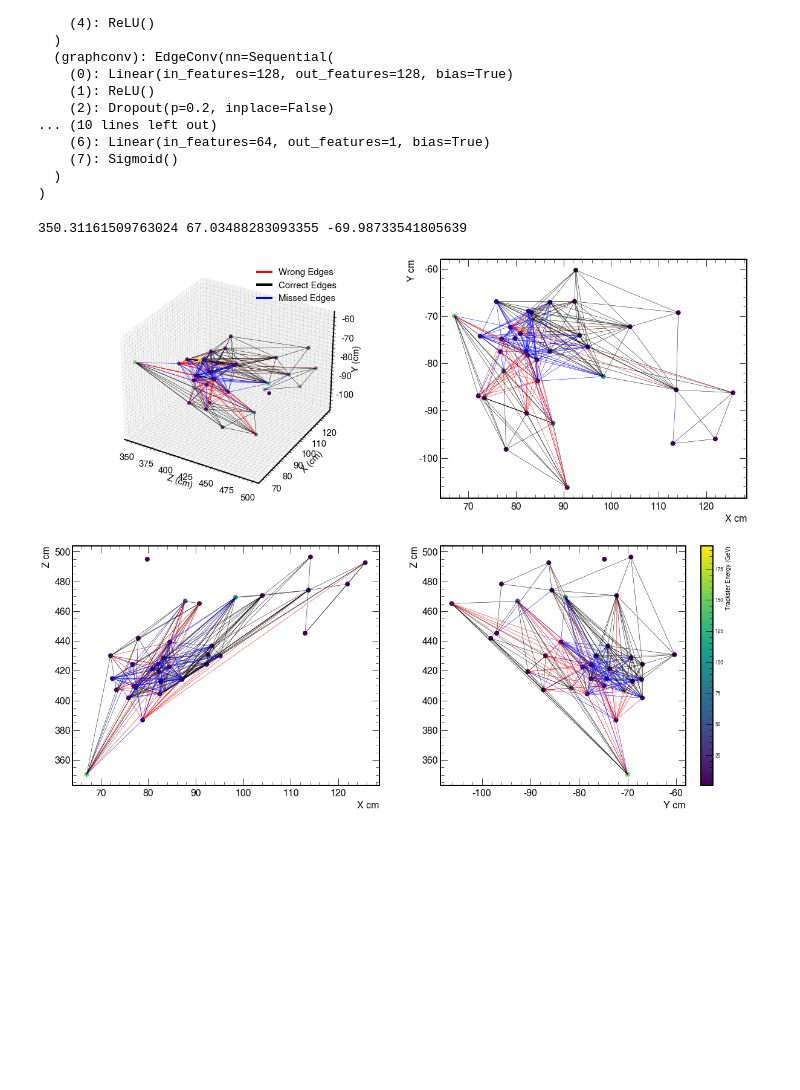
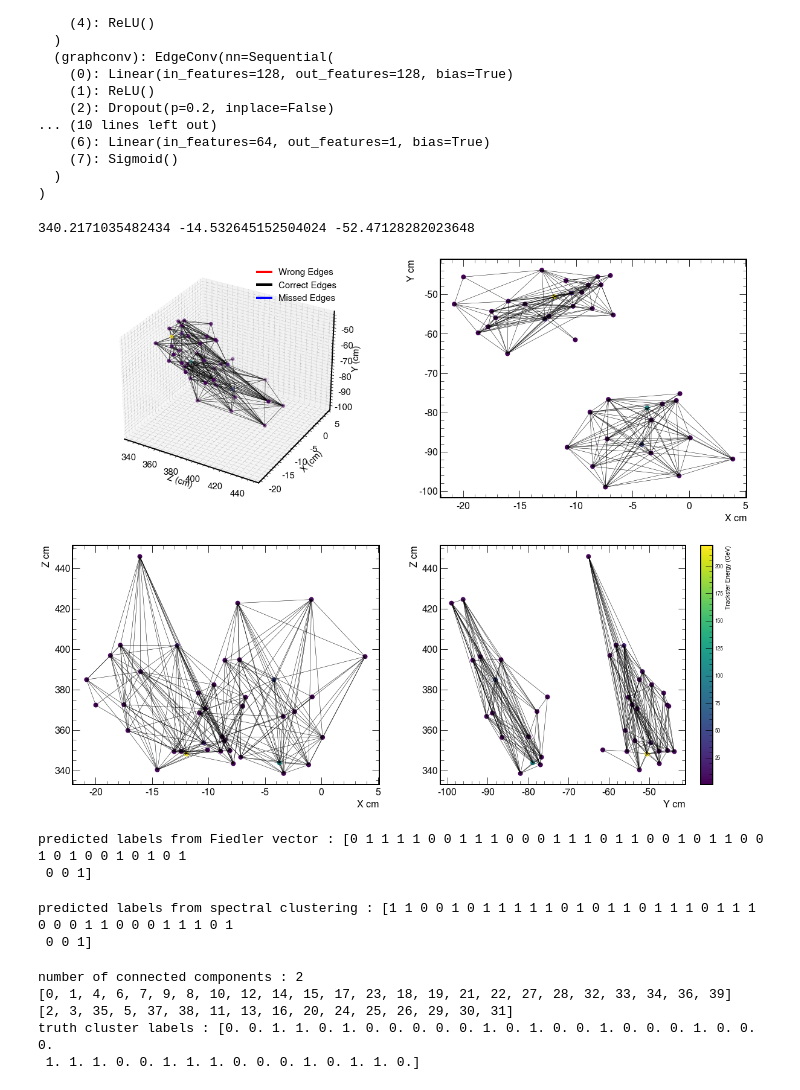
Before and after one commit to Abhirikshma/HackathonLinking, a Jupyter notebook: 3-Visualization.ipynb, the cells around one changed output. Saved outputs shown, nothing was run; the diff lists cells and outputs as text; code cells hidden in the pictures; blank space fills up the shorter version.

Commit message:
begin using spectral clustering

```diff
--- a/3-Visualization.ipynb
+++ b/3-Visualization.ipynb
@@ -242,7 +227,7 @@ def normalize_and_get_data(data_list, ev):
     x_ev = torch.from_numpy(np.concatenate((x_coord_norm, x_np[:,[3,4,5,6,7,8]], x_rest_norm), axis=1))
     edge_label = torch.from_numpy(data_list_ev[1])
     edge_index = torch.from_numpy(data_list_ev[2])
-    data = Data(x=x_ev, num_nodes=torch.tensor(x.shape[0]), edge_index=edge_index, edge_label=edge_label)
+    data = Data(x=x_ev, num_nodes=torch.tensor(x_ev.shape[0]), edge_index=edge_index, edge_label=edge_label)
     return data, mean, std
 
 def truth_pairs(model, data_list, ev, thr=0.5):
@@ -274,6 +259,23 @@ def prediction_pairs(model, data_list, ev, thr):
 
 
     return truth_nodes_features,index_tuple
+
+def connectivity_matrix(model, data_list, ev, similarity=True, thr=0.7):
+    data_ev, mean, std = normalize_and_get_data(data_list, ev)
+    out = model(data_ev)
+    N = data_ev.num_nodes
+    mat = np.zeros([N, N])
+    truth_mat = np.zeros([N, N])
+    for indx, src in enumerate(data_ev.edge_index[0]):
+        dest = data_ev.edge_index[1][indx]
+        mat[src][dest] = out[indx]
+        mat[dest][src] = out[indx]
+        truth_mat[src][dest] = data_ev.edge_label[indx]
+        truth_mat[dest][src] = data_ev.edge_label[indx]
+
+    if similarity == False:
+        mat = mat > thr
+    return mat, truth_mat
 # %%
 # Load the dataset
 #testDataset = torch.load("/eos/user/w/wredjeb/SWAN_projects/GraphSC/HackathonLinking/dataProcessed/dataTest.pt")
@@ -303,24 +305,24 @@ GraphNet(
   )
 )
 # %%
-ev_vis = 104 #event to visualize
+ev_vis = 101 #event to visualize
 t_node, t_pairs = truth_pairs(modelLoad, testDataset, ev_vis, 0.5)
 p_node, p_pairs = prediction_pairs(modelLoad, testDataset, ev_vis, 0.6)
 
 from pylab import cm
 from IPython.display import display
 
 %matplotlib inline
 fig = plt.figure(figsize=(20,16))
 ax = fig.add_subplot(221, projection='3d')
 ax2 = fig.add_subplot(222)
 ax3 = fig.add_subplot(223)
 ax4 = fig.add_subplot(224)
 x = p_node[:,0].detach().numpy()
 y = p_node[:,1].detach().numpy()
 z = p_node[:,2].detach().numpy()
 E = p_node[:,10].detach().numpy()
 plotTrackster(fig, ax, ax2,ax3,ax4, z,x,y,heatmap=E,edges=p_pairs, edges_t = t_pairs)
 # %% [output]
-350.31161509763024 67.03488283093355 -69.98733541805639
+340.2171035482434 -14.532645152504024 -52.47128282023648
-[figure, old version]
+[figure, new version]
@@ -326,0 +344,39 @@ plotTrackster(fig, ax, ax2,ax3,ax4, z,x,y,heatmap=E,edges=p_pairs, edges_t = t_p
+# %%
+# from Fiedler vector - eigenvector corresponding to the second lowest eigenvalue
+print(f"predicted labels from Fiedler vector : {cluster_labels}")
+# %% [output]
+predicted labels from Fiedler vector : [0 1 1 1 1 0 0 1 1 1 0 0 0 1 1 1 0 1 1 0 0 1 0 1 1 0 0 1 0 1 0 0 1 0 1 0 1
+ 0 0 1]
+# %%
+# Spectral clustering
+from sklearn.cluster import SpectralClustering
+clustering = SpectralClustering(n_clusters = 2, assign_labels="cluster_qr", affinity="precomputed").fit(similarity)
+cluster_labels = clustering.labels_
+print(f"predicted labels from spectral clustering : {cluster_labels}")
+# %% [output]
+predicted labels from spectral clustering : [1 1 0 0 1 0 1 1 1 1 1 0 1 0 1 1 0 1 1 1 0 1 1 1 0 0 0 1 1 0 0 0 1 1 1 0 1
+ 0 0 1]
+# %%
+import networkx as nx
+t_edges = []
+for p in t_pairs:
+    t_edges.append([p[0].item(), p[1].item()])
+G = nx.Graph()
+G.add_edges_from(t_edges)
+G.add_nodes_from(range(len(t_node)))
+print(f"number of connected components : {nx.number_connected_components(G)}")
+S = [G.subgraph(c).copy() for c in nx.connected_components(G)]
+
+truth_cluster_labels = np.zeros(len(t_node))
+
+for i, s in enumerate(S):
+    print(s.nodes)
+    for n in list(s):
+        truth_cluster_labels[n] = i
+print(f"truth cluster labels : {truth_cluster_labels}")
+# %% [output]
+number of connected components : 2
+[0, 1, 4, 6, 7, 9, 8, 10, 12, 14, 15, 17, 23, 18, 19, 21, 22, 27, 28, 32, 33, 34, 36, 39]
+[2, 3, 35, 5, 37, 38, 11, 13, 16, 20, 24, 25, 26, 29, 30, 31]
+truth cluster labels : [0. 0. 1. 1. 0. 1. 0. 0. 0. 0. 0. 1. 0. 1. 0. 0. 1. 0. 0. 0. 1. 0. 0. 0.
+ 1. 1. 1. 0. 0. 1. 1. 1. 0. 0. 0. 1. 0. 1. 1. 0.]
```
Also changed, not shown: parts of 9 cells of this notebook.
